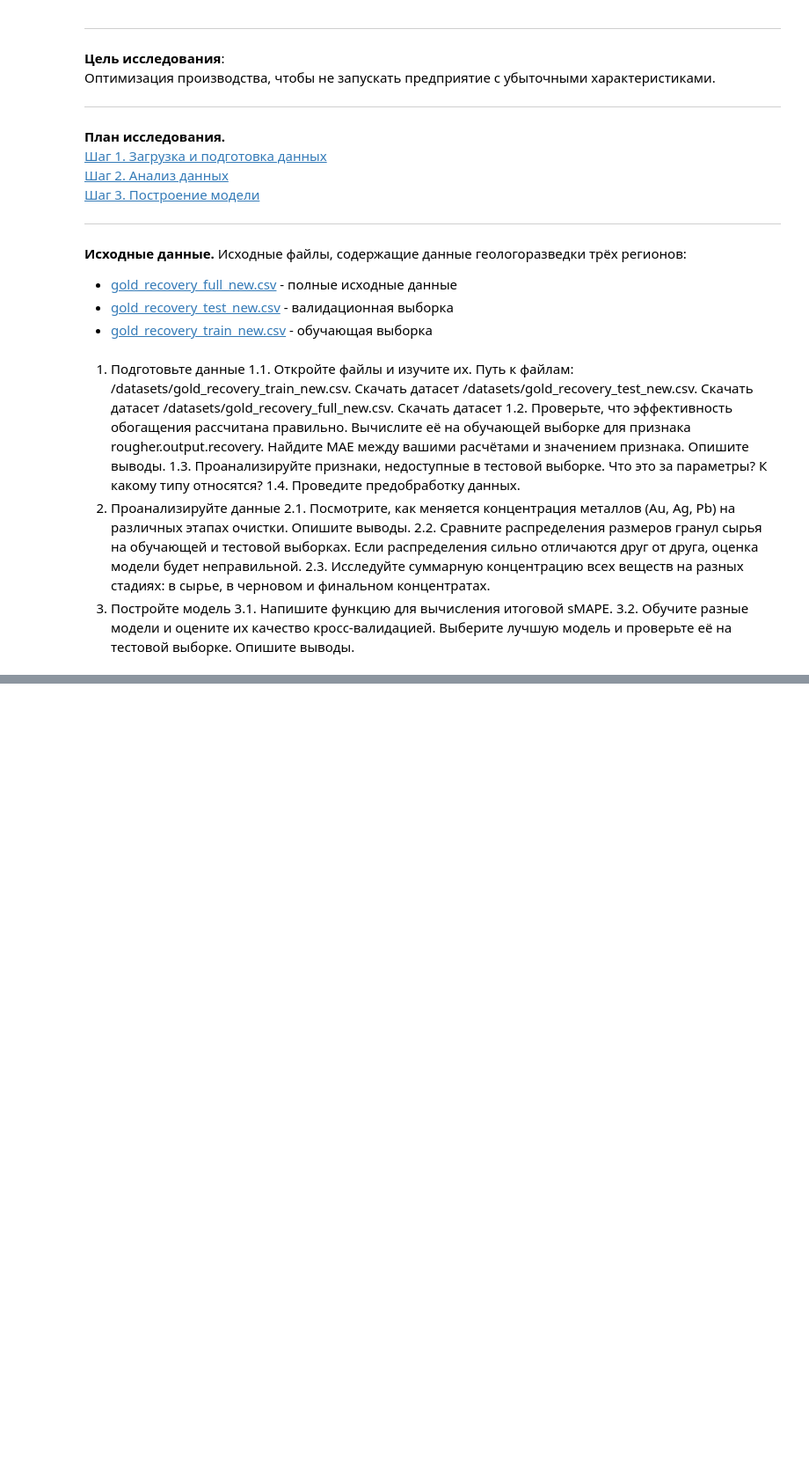
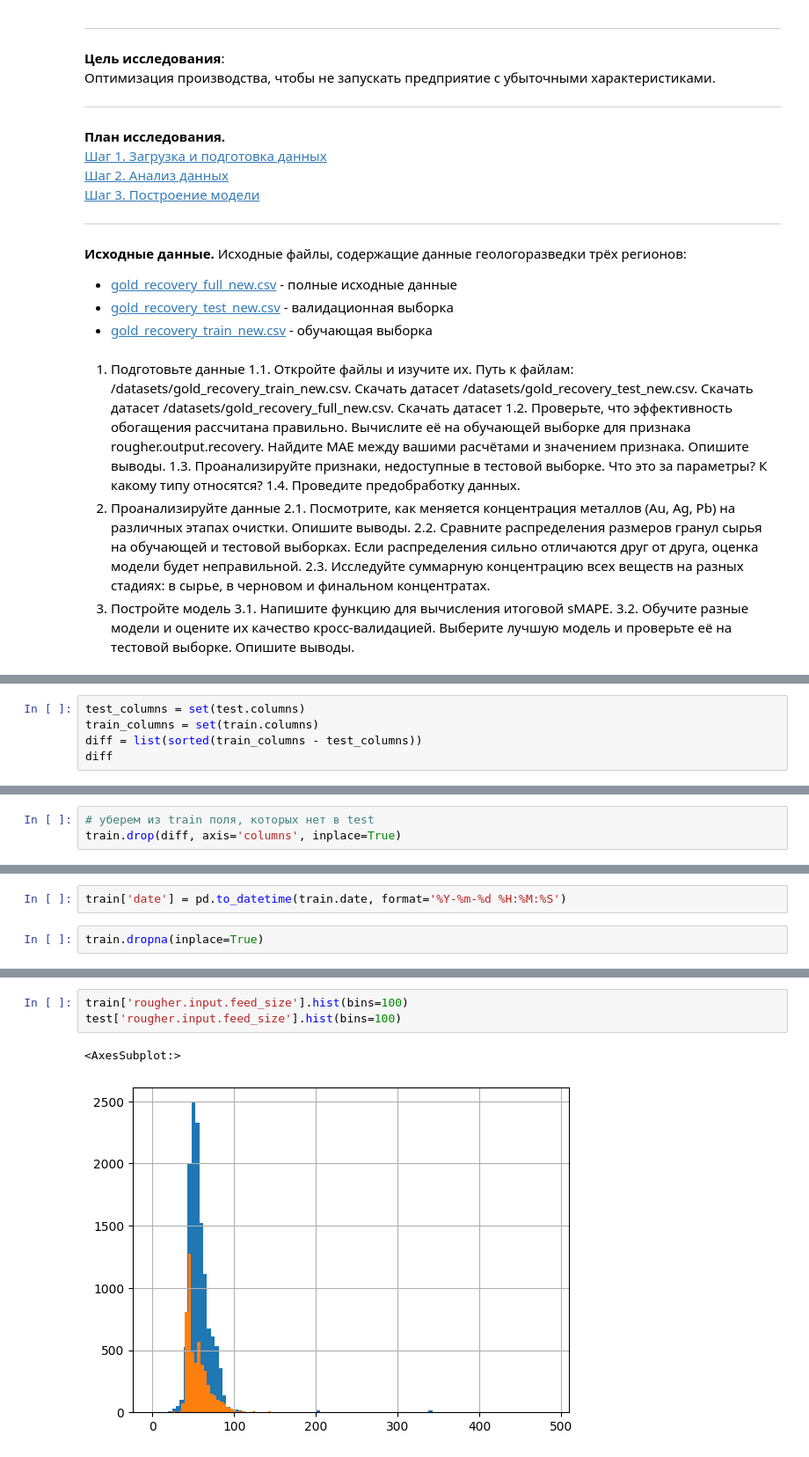
Before and after one commit to ndelenyan/practicum, a Jupyter notebook: sprint12/sprint12.ipynb, the cells around one changed output, grey strips where cells are left out. Shown at 88% size. Drawn from its saved outputs; the diff is of its cells as text; blank space fills up the shorter version.

```diff
--- a/sprint12/sprint12.ipynb
+++ b/sprint12/sprint12.ipynb
@@ -74,0 +107,5 @@ test['recovery_f'] = test['rougher.input.feed_au'] / (test['rougher.input.feed_a
+# %%
+test_columns = set(test.columns)
+train_columns = set(train.columns)
+diff = list(sorted(train_columns - test_columns))
+diff
@@ -74,0 +169,3 @@ test['recovery_f'] = test['rougher.input.feed_au'] / (test['rougher.input.feed_a
+# %%
+# уберем из train поля, которых нет в test
+train.drop(diff, axis='columns', inplace=True)
@@ -74,0 +207,4 @@ test['recovery_f'] = test['rougher.input.feed_au'] / (test['rougher.input.feed_a
+# %%
+train['date'] = pd.to_datetime(train.date, format='%Y-%m-%d %H:%M:%S')
+# %%
+train.dropna(inplace=True)
@@ -74,0 +308,6 @@ test['recovery_f'] = test['rougher.input.feed_au'] / (test['rougher.input.feed_a
+# %%
+train['rougher.input.feed_size'].hist(bins=100)
+test['rougher.input.feed_size'].hist(bins=100)
+# %% [output]
+<AxesSubplot:>
+[figure, added]
```
Also changed, not shown: parts of 41 cells of this notebook.
